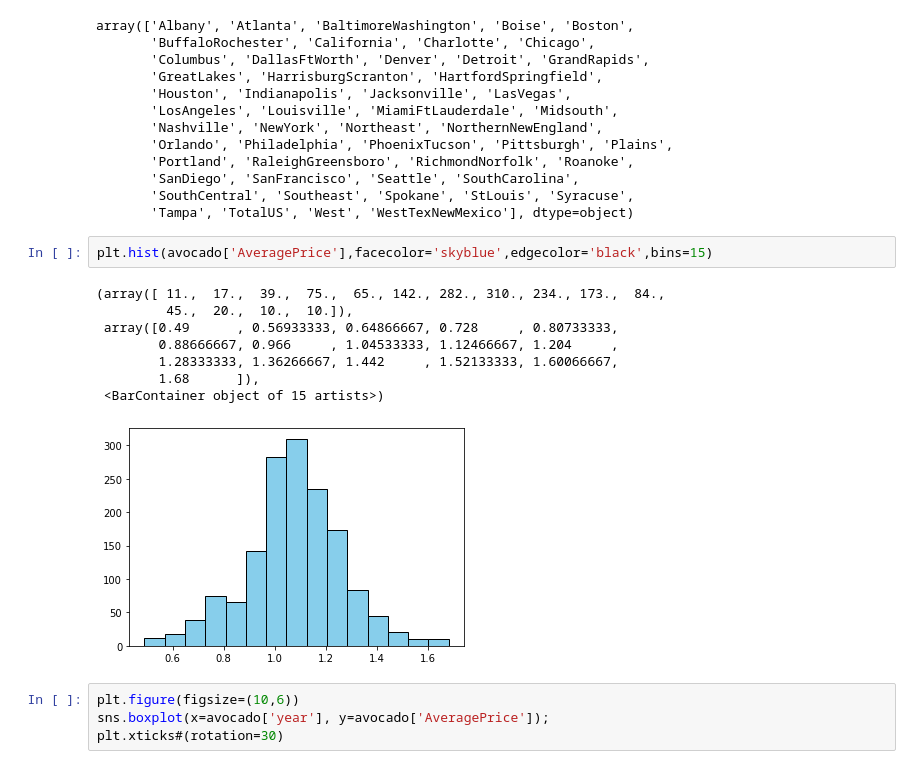
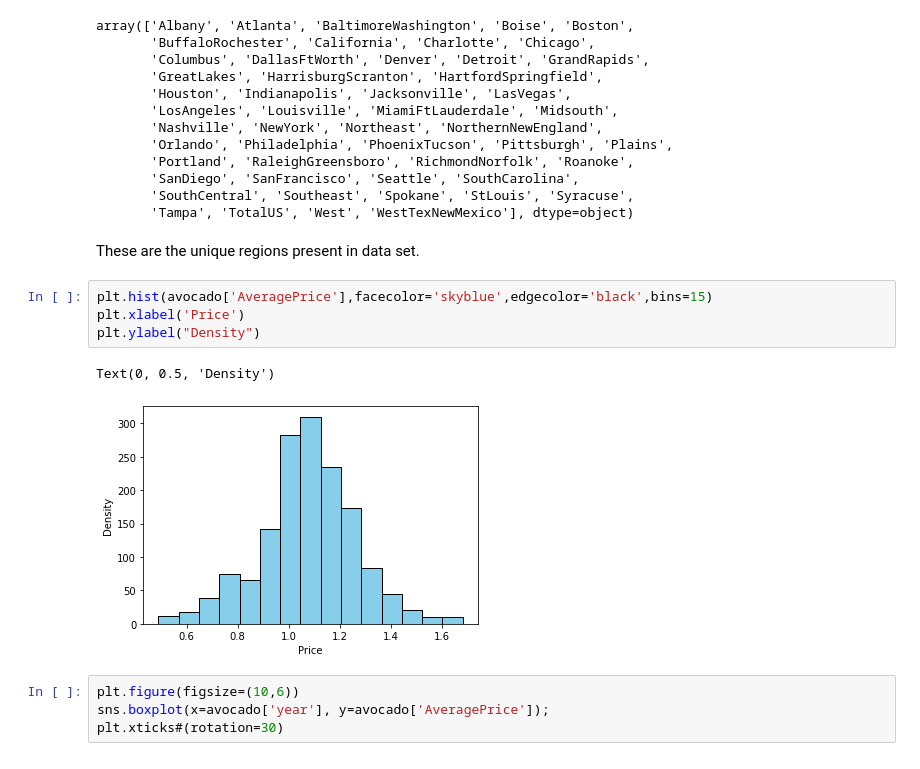
Before and after one commit to Sonal-Londhe/Evaluation_Projects, a Jupyter notebook: Avocado Price Prediction.ipynb, the cells around one changed output. Cells and saved outputs as stored; diff of their text form.

```diff
--- a/Avocado Price Prediction.ipynb
+++ b/Avocado Price Prediction.ipynb
@@ -216,17 +264,15 @@ array(['Albany', 'Atlanta', 'BaltimoreWashington', 'Boise', 'Boston',
        'SanDiego', 'SanFrancisco', 'Seattle', 'SouthCarolina',
        'SouthCentral', 'Southeast', 'Spokane', 'StLouis', 'Syracuse',
        'Tampa', 'TotalUS', 'West', 'WestTexNewMexico'], dtype=object)
+# %% [markdown]
+These are the unique regions present in data set.
 # %%
 plt.hist(avocado['AveragePrice'],facecolor='skyblue',edgecolor='black',bins=15)
+plt.xlabel('Price')
+plt.ylabel("Density")
 # %% [output]
-(array([ 11.,  17.,  39.,  75.,  65., 142., 282., 310., 234., 173.,  84.,
-         45.,  20.,  10.,  10.]),
- array([0.49      , 0.56933333, 0.64866667, 0.728     , 0.80733333,
-        0.88666667, 0.966     , 1.04533333, 1.12466667, 1.204     ,
-        1.28333333, 1.36266667, 1.442     , 1.52133333, 1.60066667,
-        1.68      ]),
- <BarContainer object of 15 artists>)
+Text(0, 0.5, 'Density')
-[figure, old version]
+[figure, new version]
 # %%
 plt.figure(figsize=(10,6))
 sns.boxplot(x=avocado['year'], y=avocado['AveragePrice']);
```
Also changed, not shown: parts of 17 cells of this notebook.
